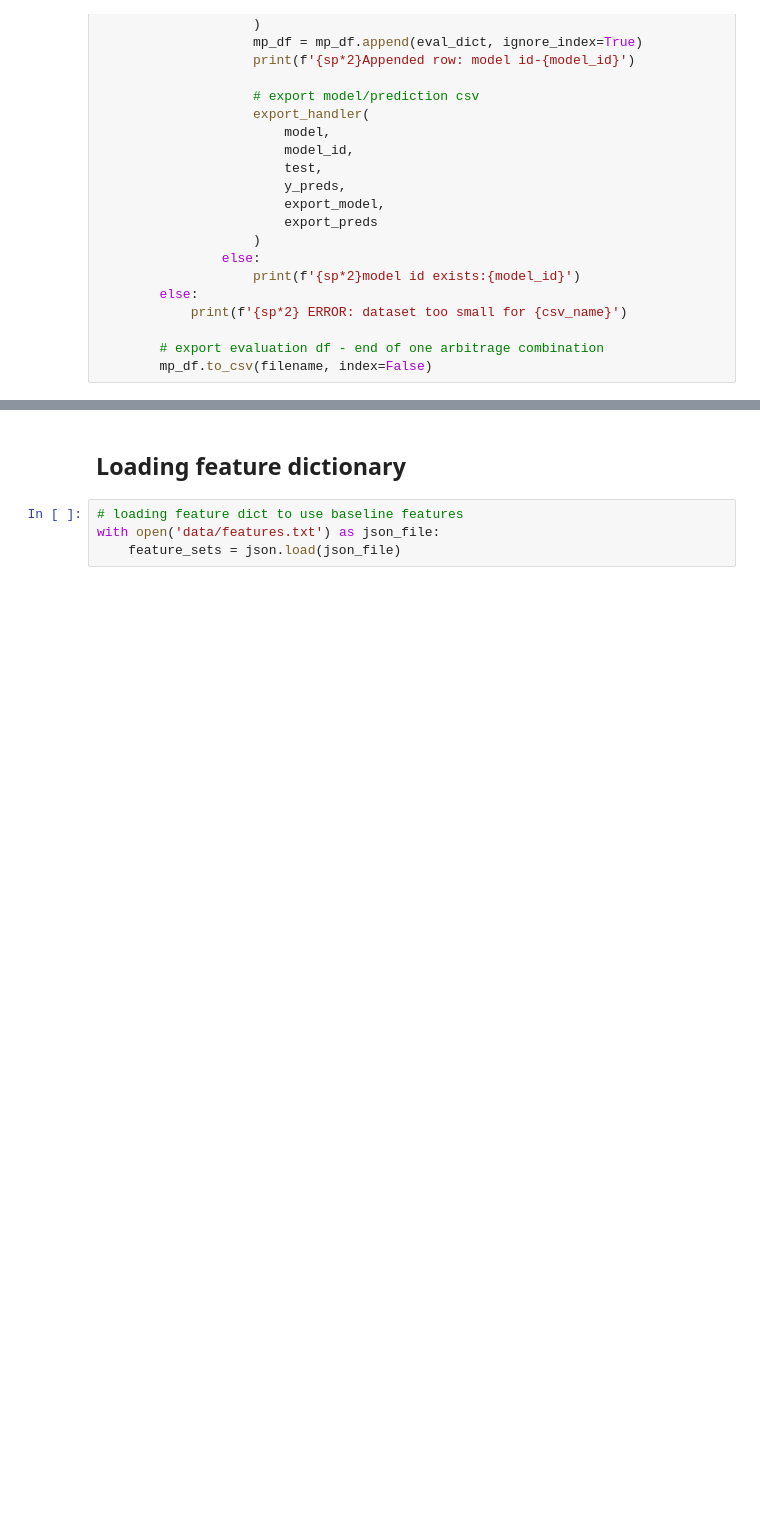
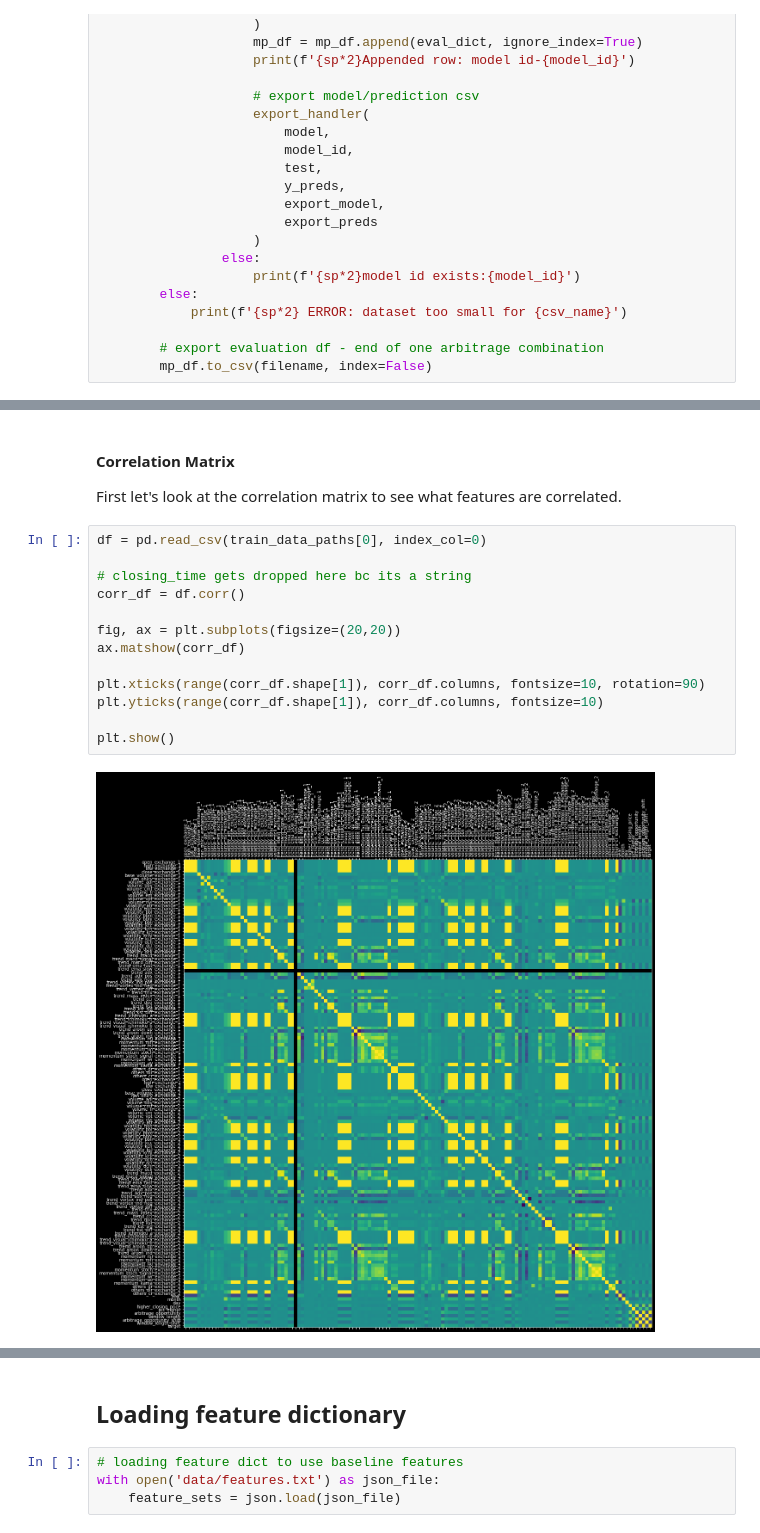
Before and after one commit to Cryptolytic-app/cryptolyticapp, a Jupyter notebook: modeling/2_arbitrage_model_training.ipynb, the cells around one changed output, grey strips where cells are left out. Drawn from its saved outputs; the diff is of its cells as text; blank space fills up the shorter version.

```diff
--- a/modeling/2_arbitrage_model_training.ipynb
+++ b/modeling/2_arbitrage_model_training.ipynb
@@ -700,0 +701,19 @@ We export them to a json .txt file for version control.
+# %% [markdown]
+#### Correlation Matrix
+
+First let's look at the correlation matrix to see what features are correlated.
+# %%
+df = pd.read_csv(train_data_paths[0], index_col=0)
+
+# closing_time gets dropped here bc its a string
+corr_df = df.corr()
+
+fig, ax = plt.subplots(figsize=(20,20))
+ax.matshow(corr_df)
+
+plt.xticks(range(corr_df.shape[1]), corr_df.columns, fontsize=10, rotation=90)
+plt.yticks(range(corr_df.shape[1]), corr_df.columns, fontsize=10)
+
+plt.show()
+# %% [output]
+[figure, added]
```
Also changed, not shown: parts of 12 cells of this notebook, 2 other files.
